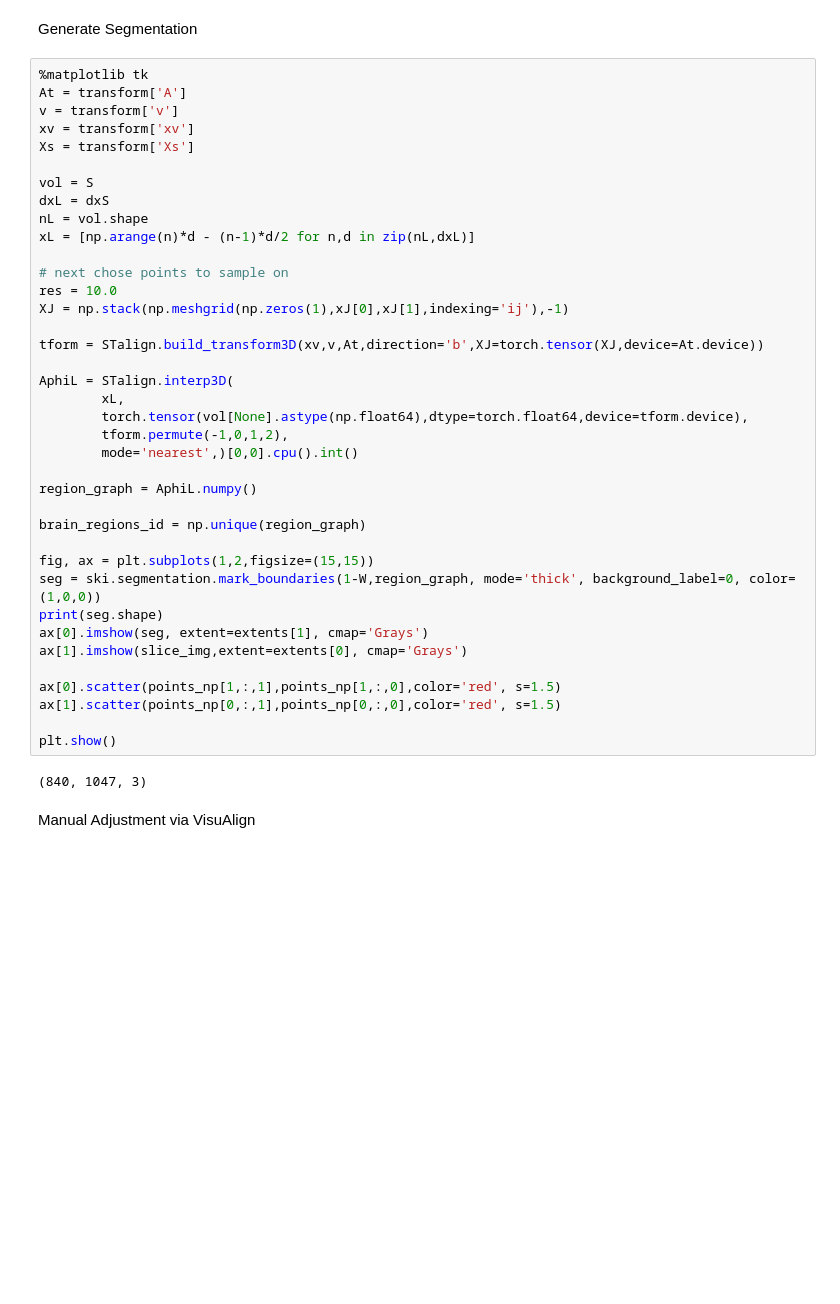
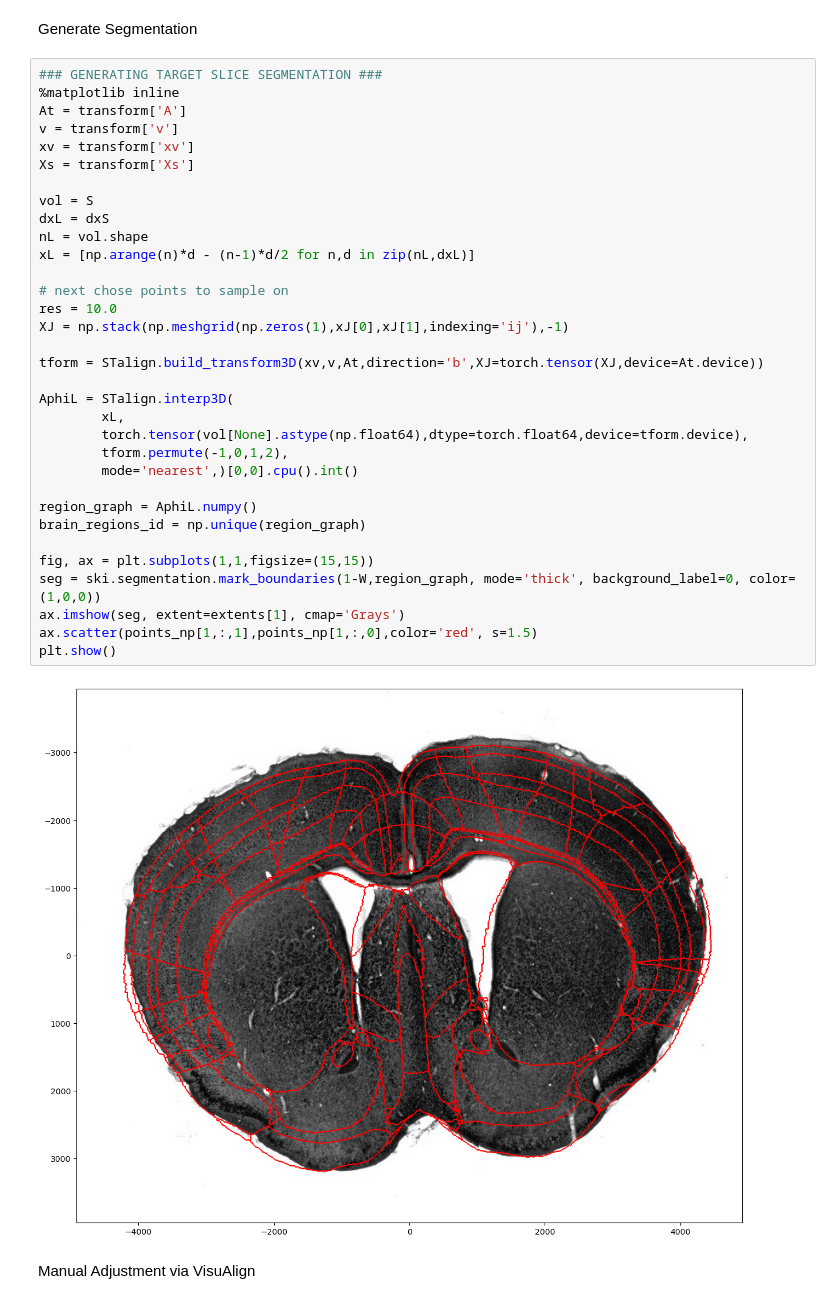
Before and after one commit to rk324/Dissecting-Atlas-Registered-Tissue, a Jupyter notebook: notebook.ipynb, the cells around one changed output. Saved outputs shown, nothing was run; the diff lists cells and outputs as text; blank space fills up the shorter version.

```diff
--- a/notebook.ipynb
+++ b/notebook.ipynb
@@ -1161,45 +1155,40 @@ Wall time: 19.5 s
 # %% [markdown]
 Generate Segmentation
 # %%
-%matplotlib tk
+### GENERATING TARGET SLICE SEGMENTATION ###
+%matplotlib inline
 At = transform['A']
 v = transform['v']
 xv = transform['xv']
 Xs = transform['Xs']
 
 vol = S
 dxL = dxS
 nL = vol.shape
 xL = [np.arange(n)*d - (n-1)*d/2 for n,d in zip(nL,dxL)]
 
 # next chose points to sample on
 res = 10.0
 XJ = np.stack(np.meshgrid(np.zeros(1),xJ[0],xJ[1],indexing='ij'),-1)
 
 tform = STalign.build_transform3D(xv,v,At,direction='b',XJ=torch.tensor(XJ,device=At.device))
 
 AphiL = STalign.interp3D(
         xL,
         torch.tensor(vol[None].astype(np.float64),dtype=torch.float64,device=tform.device),
         tform.permute(-1,0,1,2),
         mode='nearest',)[0,0].cpu().int()
 
 region_graph = AphiL.numpy()
-
 brain_regions_id = np.unique(region_graph)
 
-fig, ax = plt.subplots(1,2,figsize=(15,15))
+fig, ax = plt.subplots(1,1,figsize=(15,15))
 seg = ski.segmentation.mark_boundaries(1-W,region_graph, mode='thick', background_label=0, color=(1,0,0))
-print(seg.shape)
-ax[0].imshow(seg, extent=extents[1], cmap='Grays')
-ax[1].imshow(slice_img,extent=extents[0], cmap='Grays')
-
-ax[0].scatter(points_np[1,:,1],points_np[1,:,0],color='red', s=1.5)
-ax[1].scatter(points_np[0,:,1],points_np[0,:,0],color='red', s=1.5)
-
+ax.imshow(seg, extent=extents[1], cmap='Grays')
+ax.scatter(points_np[1,:,1],points_np[1,:,0],color='red', s=1.5)
 plt.show()
 # %% [output]
-(840, 1047, 3)
+[figure, added]
 # %% [markdown]
 Manual Adjustment via VisuAlign
 # %%
```
Also changed, not shown: parts of 19 cells of this notebook.
